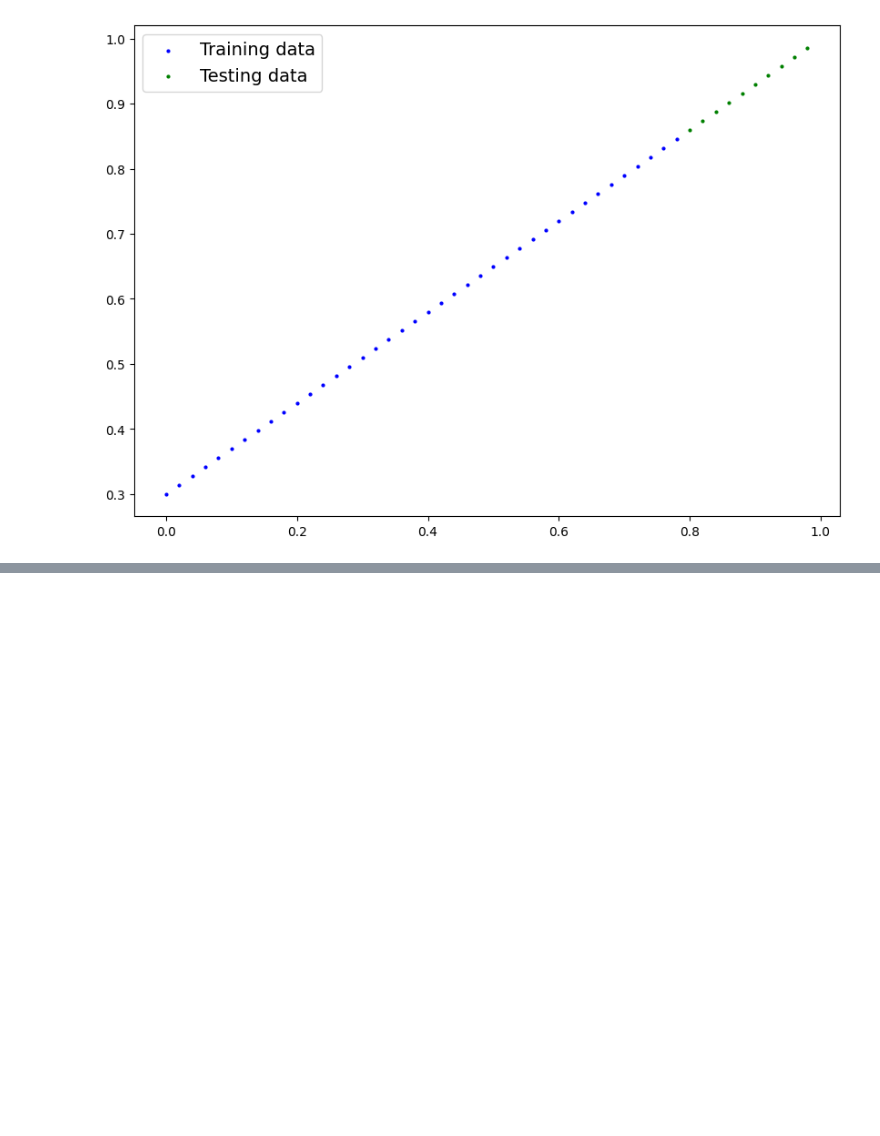
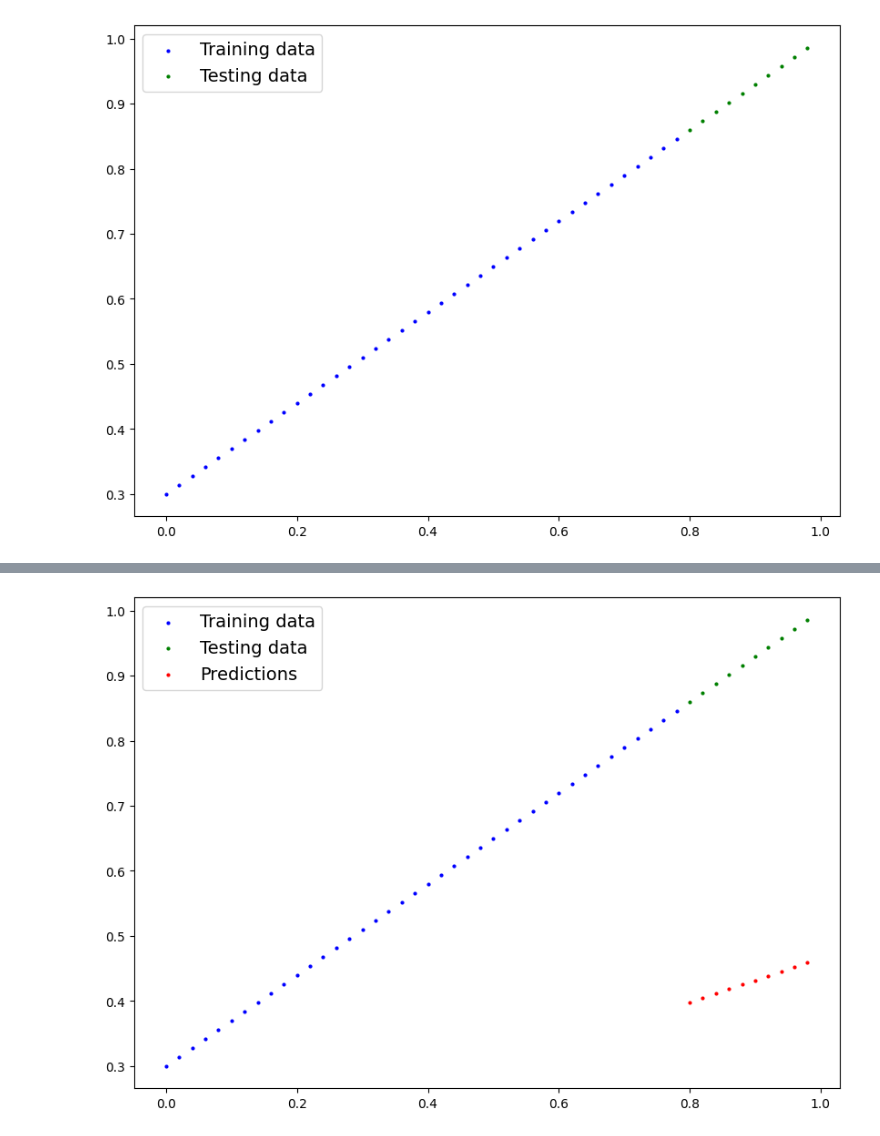
Before and after one commit to abinghamwalker/pytorch-deep-learning, a Jupyter notebook: follow_along/01_follow_along.ipynb, the cells around one changed output, grey strips where cells are left out. Cells and saved outputs as stored; diff of their text form; code cells hidden in the pictures; blank space fills up the shorter version.

```diff
--- a/follow_along/01_follow_along.ipynb
+++ b/follow_along/01_follow_along.ipynb
@@ -79,0 +80,21 @@ Time stamp of the video is 4her 54mins.  Going to read the real python class inf
+# %%
+class LinearRegressionModel(nn.Module):
+    def __init__(self):
+        super().__init__()
+        self.weight = nn.Parameter(torch.randn(1,
+                                              requires_grad=True,
+                                              dtype=torch.float
+                                              ))
+        self.bias = nn.Parameter(torch.randn(1,
+                                            requires_grad=True,
+                                            dtype=torch.float
+                                            ))
+
+    def forward(self,x : torch.Tensor) -> torch.Tensor:
+        return self.weight * x + self.bias
+# %%
+torch.manual_seed(42)
+
+model_1 = LinearRegressionModel()
+
+list(model_1.parameters())
@@ -79,0 +123,5 @@ Time stamp of the video is 4her 54mins.  Going to read the real python class inf
+# %%
+with torch.inference_mode():
+    y_preds = model_1(X_test)
+
+y_preds
@@ -79,0 +139,4 @@ Time stamp of the video is 4her 54mins.  Going to read the real python class inf
+# %%
+plot_predictions(predictions=y_preds)
+# %% [output]
+[figure, added]
```
Also changed, not shown: parts of 7 cells of this notebook.
